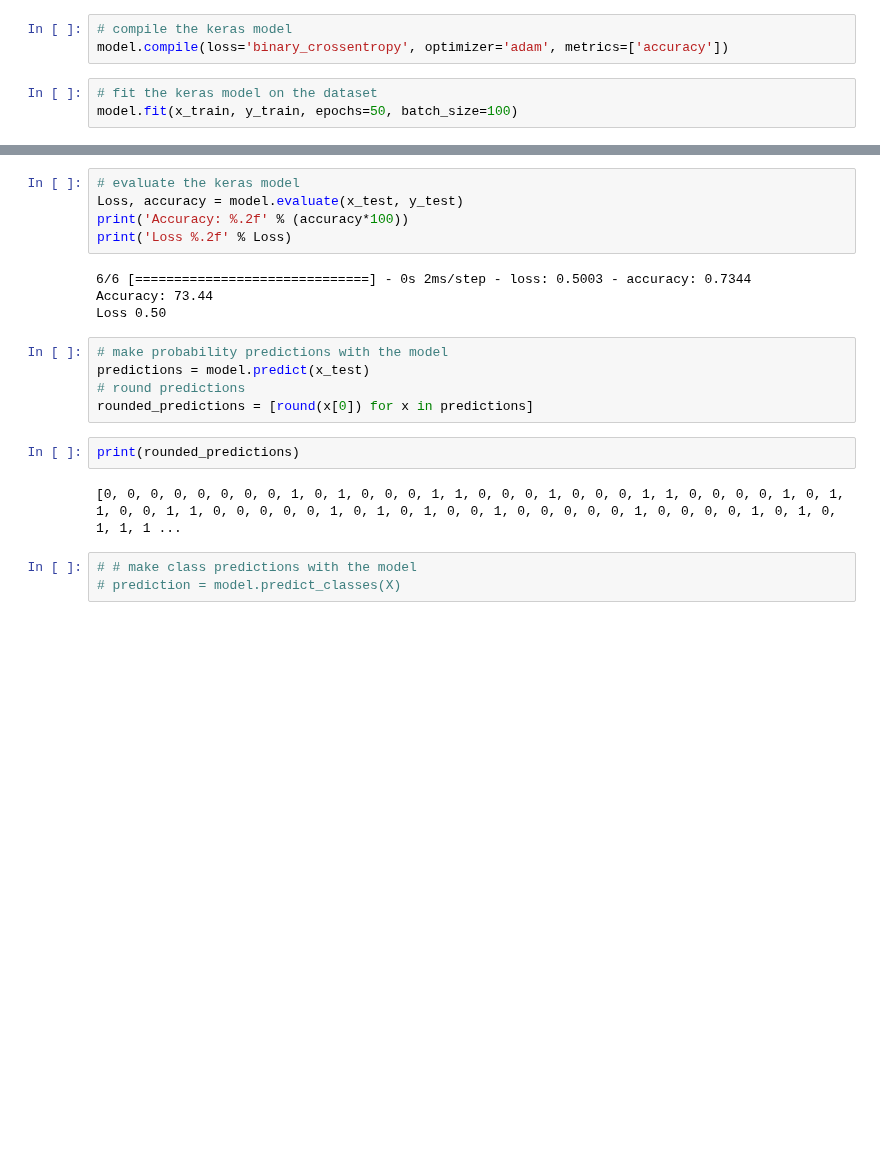
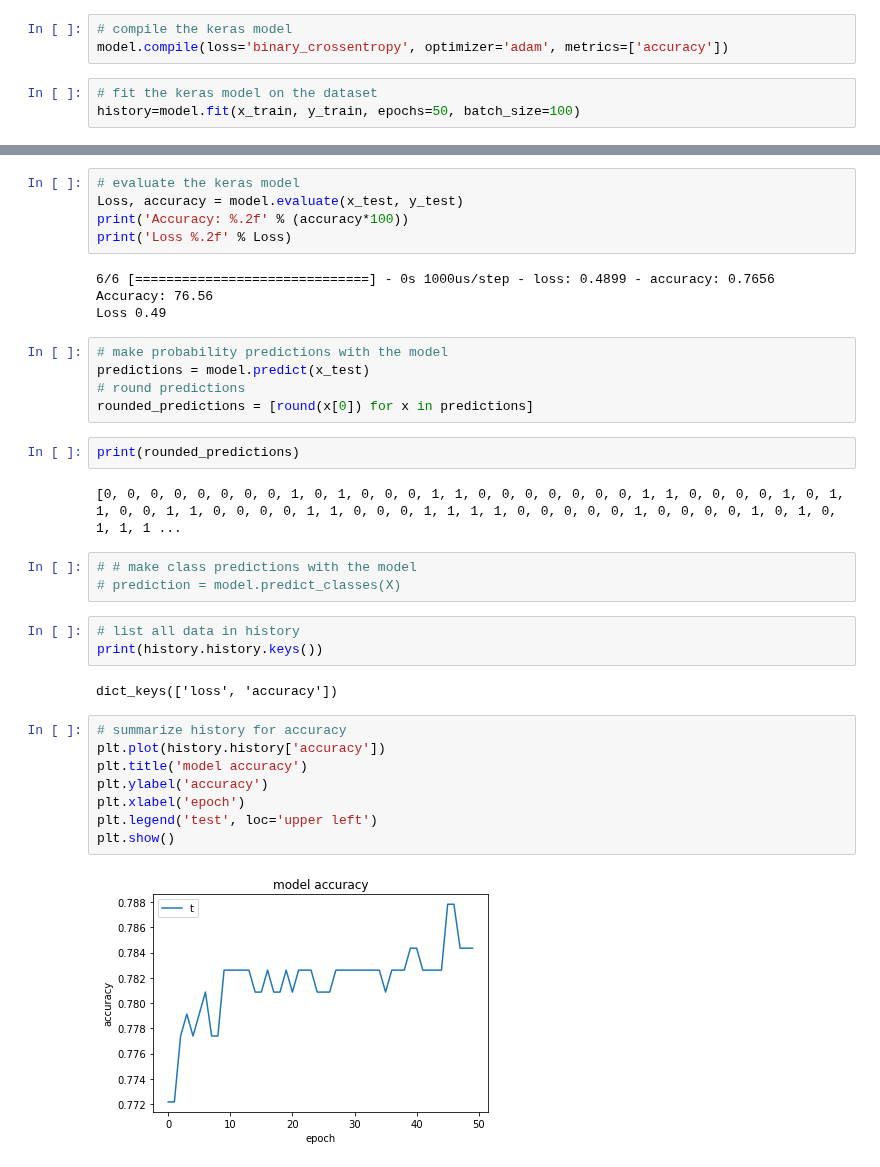
Before and after one commit to bickramjitbasu09/Deep-Learning, a Jupyter notebook: Pimas_Indians_Diabetes_Deep_Learning.ipynb, the cells around one changed output, grey strips where cells are left out. Saved outputs shown, nothing was run; the diff lists cells and outputs as text; blank space fills up the shorter version.

```diff
--- a/Pimas_Indians_Diabetes_Deep_Learning.ipynb
+++ b/Pimas_Indians_Diabetes_Deep_Learning.ipynb
@@ -111,6 +130,6 @@ model.add(Dense(1, activation='sigmoid'))
 model.compile(loss='binary_crossentropy', optimizer='adam', metrics=['accuracy'])
 # %%
 # fit the keras model on the dataset
-model.fit(x_train, y_train, epochs=50, batch_size=100)
+history=model.fit(x_train, y_train, epochs=50, batch_size=100)
 # %% [output]
 Epoch 1/50
@@ -137,9 +155,9 @@ Loss, accuracy = model.evaluate(x_test, y_test)
 print('Accuracy: %.2f' % (accuracy*100))
 print('Loss %.2f' % Loss)
 # %% [output]
-6/6 [==============================] - 0s 2ms/step - loss: 0.5003 - accuracy: 0.7344
-Accuracy: 73.44
-Loss 0.50
+6/6 [==============================] - 0s 1000us/step - loss: 0.4899 - accuracy: 0.7656
+Accuracy: 76.56
+Loss 0.49
 # %%
 # make probability predictions with the model
 predictions = model.predict(x_test)
@@ -148,7 +166,22 @@ rounded_predictions = [round(x[0]) for x in predictions]
 # %%
 print(rounded_predictions)
 # %% [output]
-[0, 0, 0, 0, 0, 0, 0, 0, 1, 0, 1, 0, 0, 0, 1, 1, 0, 0, 0, 1, 0, 0, 0, 1, 1, 0, 0, 0, 0, 1, 0, 1, 1, 0, 0, 1, 1, 0, 0, 0, 0, 0, 1, 0, 1, 0, 1, 0, 0, 1, 0, 0, 0, 0, 0, 1, 0, 0, 0, 0, 1, 0, 1, 0, 1, 1, 1 ...
+[0, 0, 0, 0, 0, 0, 0, 0, 1, 0, 1, 0, 0, 0, 1, 1, 0, 0, 0, 0, 0, 0, 0, 1, 1, 0, 0, 0, 0, 1, 0, 1, 1, 0, 0, 1, 1, 0, 0, 0, 0, 1, 1, 0, 0, 0, 1, 1, 1, 1, 0, 0, 0, 0, 0, 1, 0, 0, 0, 0, 1, 0, 1, 0, 1, 1, 1 ...
 # %%
 # # make class predictions with the model
 # prediction = model.predict_classes(X)
+# %%
+# list all data in history
+print(history.history.keys())
+# %% [output]
+dict_keys(['loss', 'accuracy'])
+# %%
+# summarize history for accuracy
+plt.plot(history.history['accuracy'])
+plt.title('model accuracy')
+plt.ylabel('accuracy')
+plt.xlabel('epoch')
+plt.legend('test', loc='upper left')
+plt.show()
+# %% [output]
+[figure, added]
```
Also changed, not shown: parts of 4 cells of this notebook.
